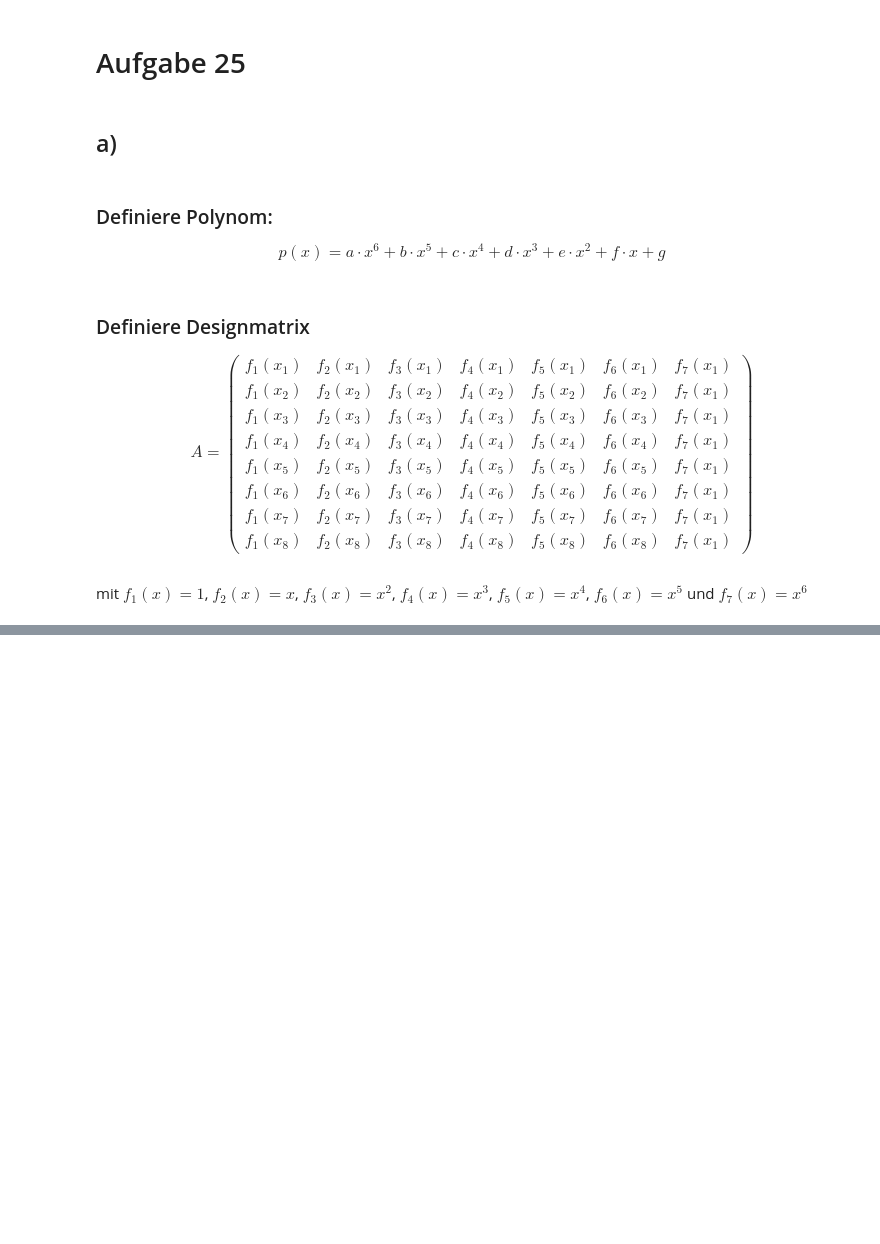
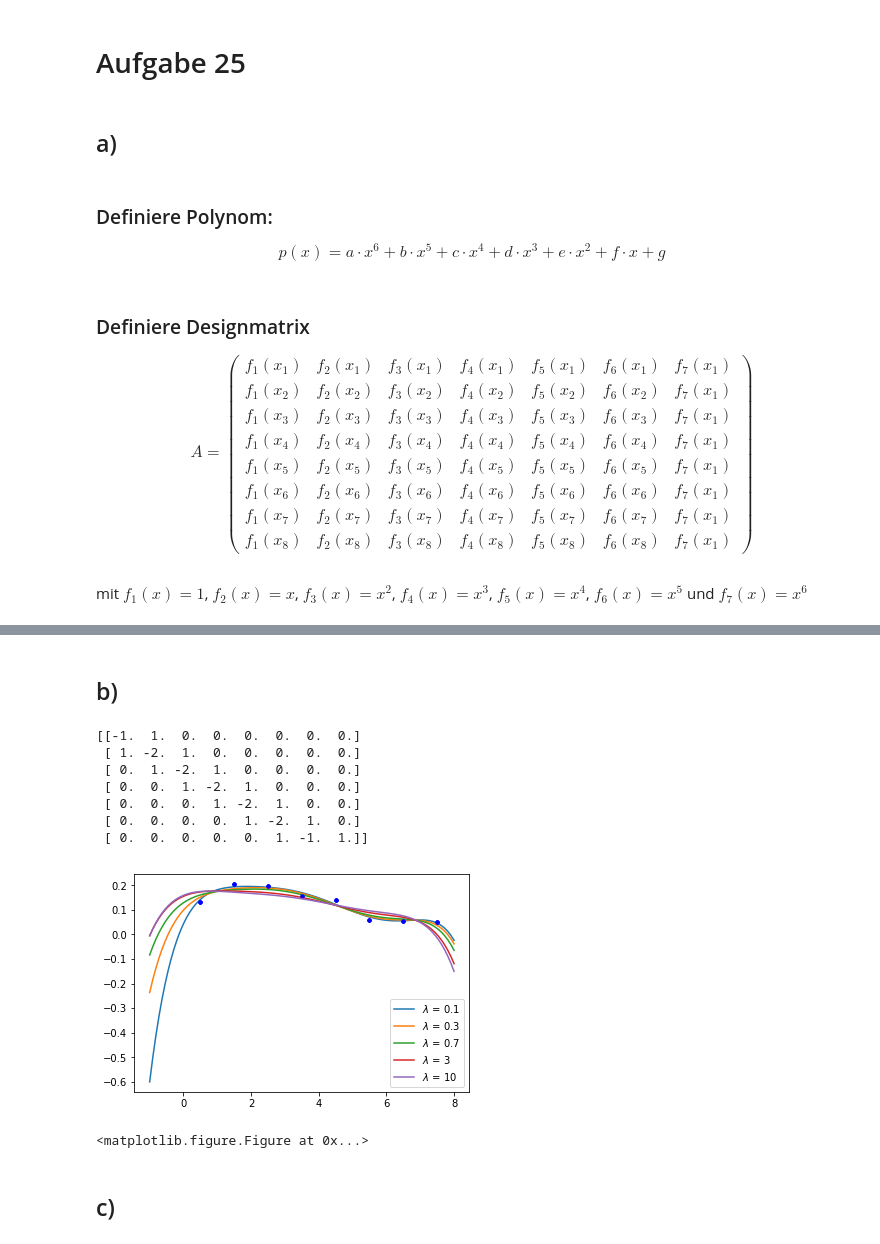
Before and after one commit to morpheus176/SMD-Abgaben, a Jupyter notebook: Blatt 09/Aufgabe25/Aufgabe25.ipynb, the cells around one changed output, grey strips where cells are left out. Drawn from its saved outputs; the diff is of its cells as text; code cells hidden in the pictures; blank space fills up the shorter version.

```diff
--- a/Blatt 09/Aufgabe25/Aufgabe25.ipynb
+++ b/Blatt 09/Aufgabe25/Aufgabe25.ipynb
@@ -70,0 +84,31 @@ plt.plot(z, p)
+# %% [markdown]
+## b)
+# %%
+C = diags([1, -2, 1], [-1, 0, 1], shape=(7, 8)).toarray()
+C[0][0] = -1
+C[6][6] = -1
+print(C)
+for lamb in [0.1,0.3,0.7,3,10]:
+
+    a = np.dot(np.dot(np.linalg.inv(np.dot(A.T,A) + lamb*np.dot(np.dot(C, A).T, np.dot(C, A))),A.T),y)
+    a2=np.asarray(a.T)
+    plt.plot(x,y, 'b.')
+    xx = np.linspace(-1,8, 100)
+    plt.plot(xx, polynom6(xx,a2[6], a2[5], a2[4], a2[3], a2[2], a2[1], a2[0]), label=r'$\lambda$ = {}'.format(lamb))
+
+plt.legend()
+#plt.savefig('build/A1_b.pdf')
+plt.show()
+plt.gcf().clear()
+# %% [output]
+[[-1.  1.  0.  0.  0.  0.  0.  0.]
+ [ 1. -2.  1.  0.  0.  0.  0.  0.]
+ [ 0.  1. -2.  1.  0.  0.  0.  0.]
+ [ 0.  0.  1. -2.  1.  0.  0.  0.]
+ [ 0.  0.  0.  1. -2.  1.  0.  0.]
+ [ 0.  0.  0.  0.  1. -2.  1.  0.]
+ [ 0.  0.  0.  0.  0.  1. -1.  1.]]
+[figure, added]
+<matplotlib.figure.Figure at 0x...>
+# %% [markdown]
+## c)
```
Also changed, not shown: parts of 6 cells of this notebook.
